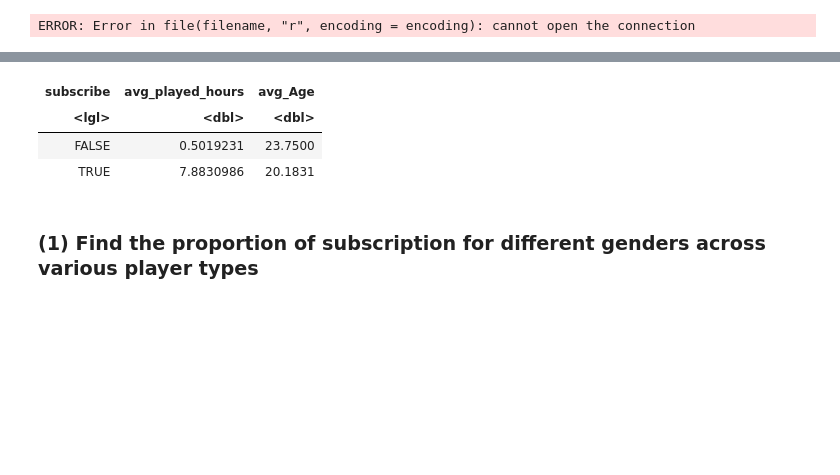
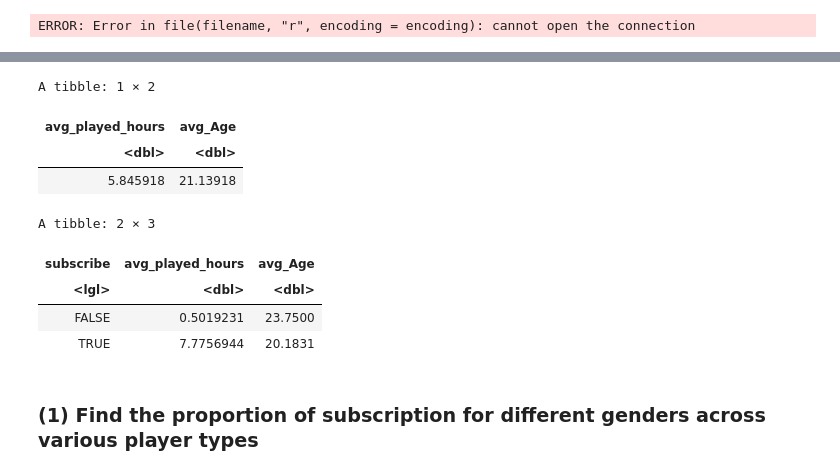
Before and after one commit to Evelyn925/individual_project, a Jupyter notebook: individual_project.ipynb, the cells around one changed output, grey strips where cells are left out. Cells and saved outputs as stored; diff of their text form; code cells hidden in the pictures; blank space fills up the shorter version.

```diff
--- a/individual_project.ipynb
+++ b/individual_project.ipynb
@@ -135,6 +110,11 @@ A tibble: 194 × 7
 # %%
-players_mean<-players_adjusted|>
+players_mean_all<-players|>
+summarize(avg_played_hours = mean(played_hours), avg_Age = mean(as.numeric(Age),na.rm=TRUE))
+
+players_mean<-players|>
 group_by(subscribe) |>
-summarize(avg_played_hours = mean(played_hours), avg_Age = mean(Age))
+summarize(avg_played_hours = mean(played_hours), avg_Age = mean(as.numeric(Age),na.rm=TRUE))
+
+players_mean_all
 players_mean
 # %% [output]
@@ -142,7 +132,12 @@ A tibble: 2 × 3
+A tibble: 1 × 2
-| subscribe | avg_played_hours | avg_Age |
-| <lgl> | <dbl> | <dbl> |
-| FALSE | 0.5019231 | 23.7500 |
-| TRUE | 7.8830986 | 20.1831 |
+| avg_played_hours | avg_Age |
+| <dbl> | <dbl> |
+| 5.845918 | 21.13918 |
+A tibble: 2 × 3
+| subscribe | avg_played_hours | avg_Age |
+| <lgl> | <dbl> | <dbl> |
+| FALSE | 0.5019231 | 23.7500 |
+| TRUE | 7.7756944 | 20.1831 |
 # %% [markdown]
 ### (1) Find the proportion of subscription for different genders across various player types
 # %%
```
Also changed, not shown: parts of 5 cells of this notebook.
